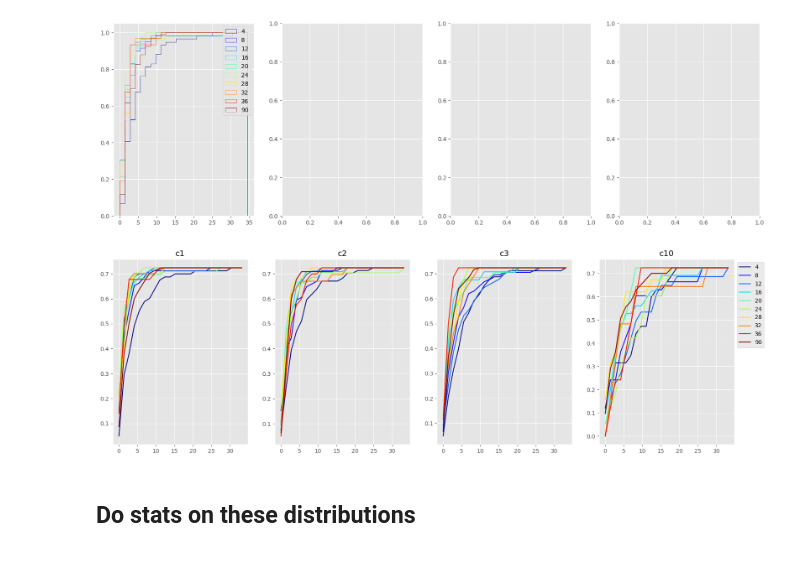
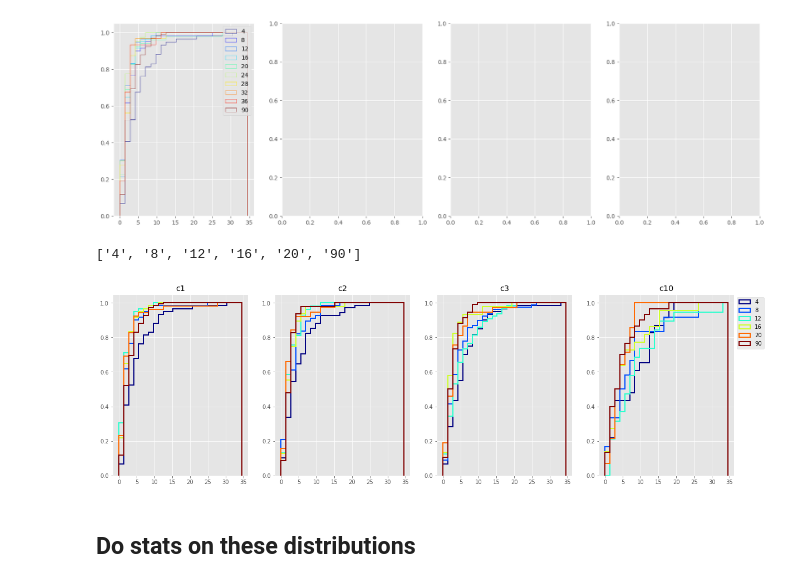
Before and after one commit to TanviDeora/MothLearning, a Jupyter notebook: Step8b_BinnedDataset-ComparePDFs.ipynb, the cells around one changed output. Cells and saved outputs as stored; diff of their text form; code cells hidden in the pictures.

```diff
--- a/Step8b_BinnedDataset-ComparePDFs.ipynb
+++ b/Step8b_BinnedDataset-ComparePDFs.ipynb
@@ -20,7 +20,7 @@ def KL(P,Q, epsilon):
     divergence = np.sum(P*np.log(P/Q))
     return divergence
 # %%
-def plotCummulative(subset):
+def plotCummulative(subset, bins):
     import matplotlib.cm as cm
     colors = cm.jet(np.linspace(0, 1, len(bin_id)))
 
@@ -32,10 +32,13 @@ def plotCummulative(subset):
         data = shape
         cc = 0
         for bin in bin_id:
-            value, base = np.histogram(data.loc[data.myBin == bin, 'DiscoveryTime'].values/100,
-                      bins, density = True)
-            cummulative = np.cumsum(value)
-            ax[i].plot(base[:-1], cummulative, label = bin, color = colors[cc])
+#             value, base = np.histogram(data.loc[data.myBin == bin, 'DiscoveryTime'].values/100,
+#                       bins, density = True)
+#             cummulative = np.cumsum(value*base[1:])
+#             ax[i].plot(base[:-1], cummulative, label = bin, color = colors[cc])
+            ax[i].hist(data.loc[data.myBin == bin, 'DiscoveryTime'].values/100,
+                      bins, density = True, cumulative = True,
+                       histtype = 'step', linewidth = 2, label = bin, color = colors[cc])
             ax[i].set_title(flowershape[i])
             cc+=1
 
@@ -230,24 +235,32 @@ for bin in bin_id:
 #         cumulative=True, label='highLight', orientation = 'horizontal')
 # %% [output]
 [figure]
+# %%
+bin_id = notoutliers.binnedBy3s.unique()
+bin_id = ['4', '8', '12', '16', '20', '90']
+bin_id
+# %% [output]
+['4', '8', '12', '16', '20', '90']
 # %%
 # across flowers compare across cummulative bins - use function :P !
-style.use('ggplot')
+# bin_id = notoutliers.binnedBy3s.unique()
+
+# style.use('ggplot')
 subset_c1 = notoutliers.loc[notoutliers.flower == 'c-1', ['DiscoveryTime', 'binnedBy3s']].copy()
 subset_c1.rename(columns = {'binnedBy3s': 'myBin'}, inplace = True)
 subset_c2 = notoutliers.loc[notoutliers.flower == 'c-2', ['DiscoveryTime', 'binnedBy3s']].copy()
 subset_c2.rename(index = str, columns = {'binnedBy3s': 'myBin'}, inplace = True)
 subset_c3 = notoutliers.loc[notoutliers.flower == 'c-3', ['DiscoveryTime', 'binnedBy3s']].copy()
 subset_c3.rename(index = str, columns = {'binnedBy3s': 'myBin'}, inplace = True)
 subset_c10 = notoutliers.loc[notoutliers.flower == 'c-10', ['DiscoveryTime', 'binnedBy3s']].copy()
 subset_c10.rename(index = str, columns = {'binnedBy3s': 'myBin'}, inplace = True)
 subset = [subset_c1, subset_c2, subset_c3, subset_c10]
-plotCummulative(subset)
+plotCummulative(subset, bins)
 # subset_c1.head()
 
 plt.savefig(outpath_fig + 'cummulative_eachBin_acrossFlowers.png')
 # %% [output]
-[figure, old version]
+[figure, new version]
 # %% [markdown]
 ## Do stats on these distributions
 # %%
```
Also changed, not shown: parts of 9 cells of this notebook, 4 other files.
